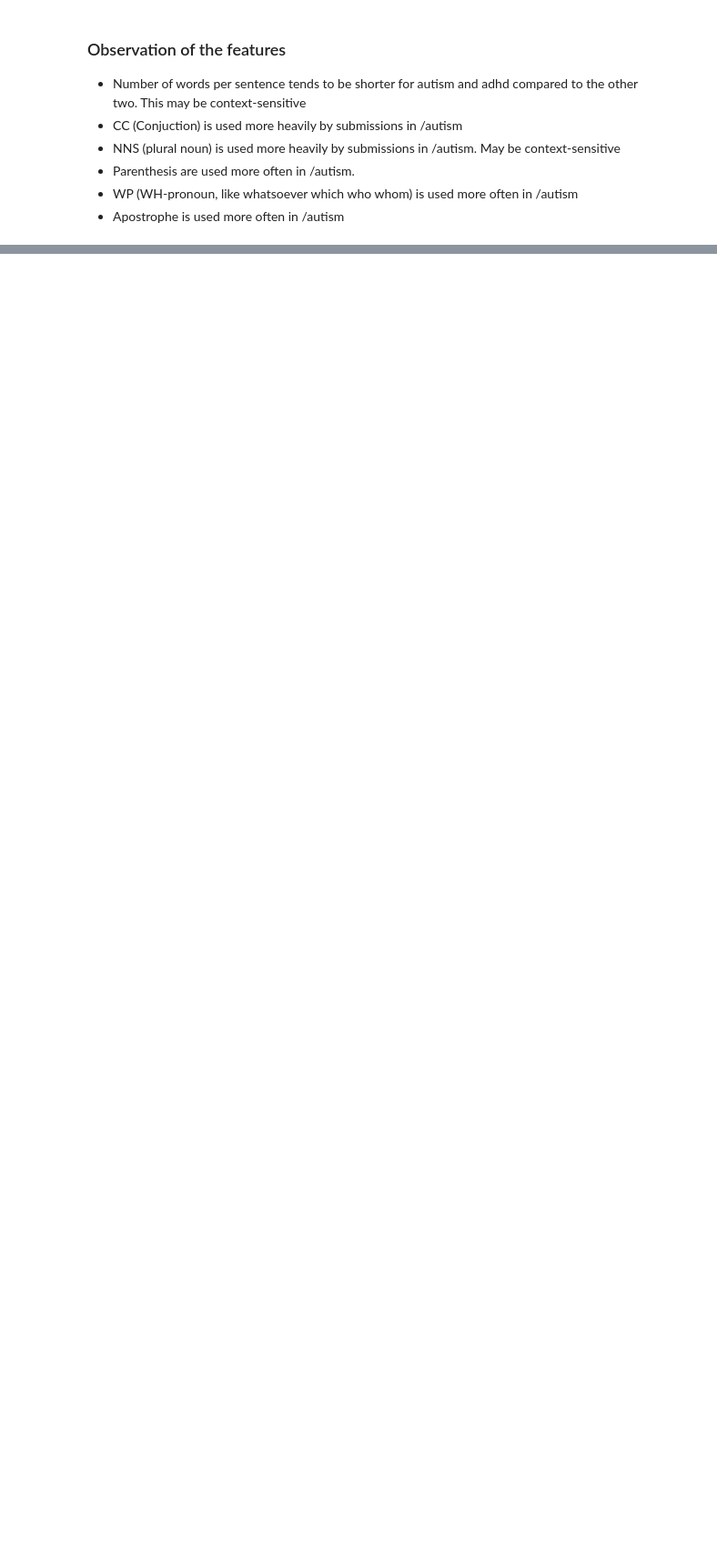
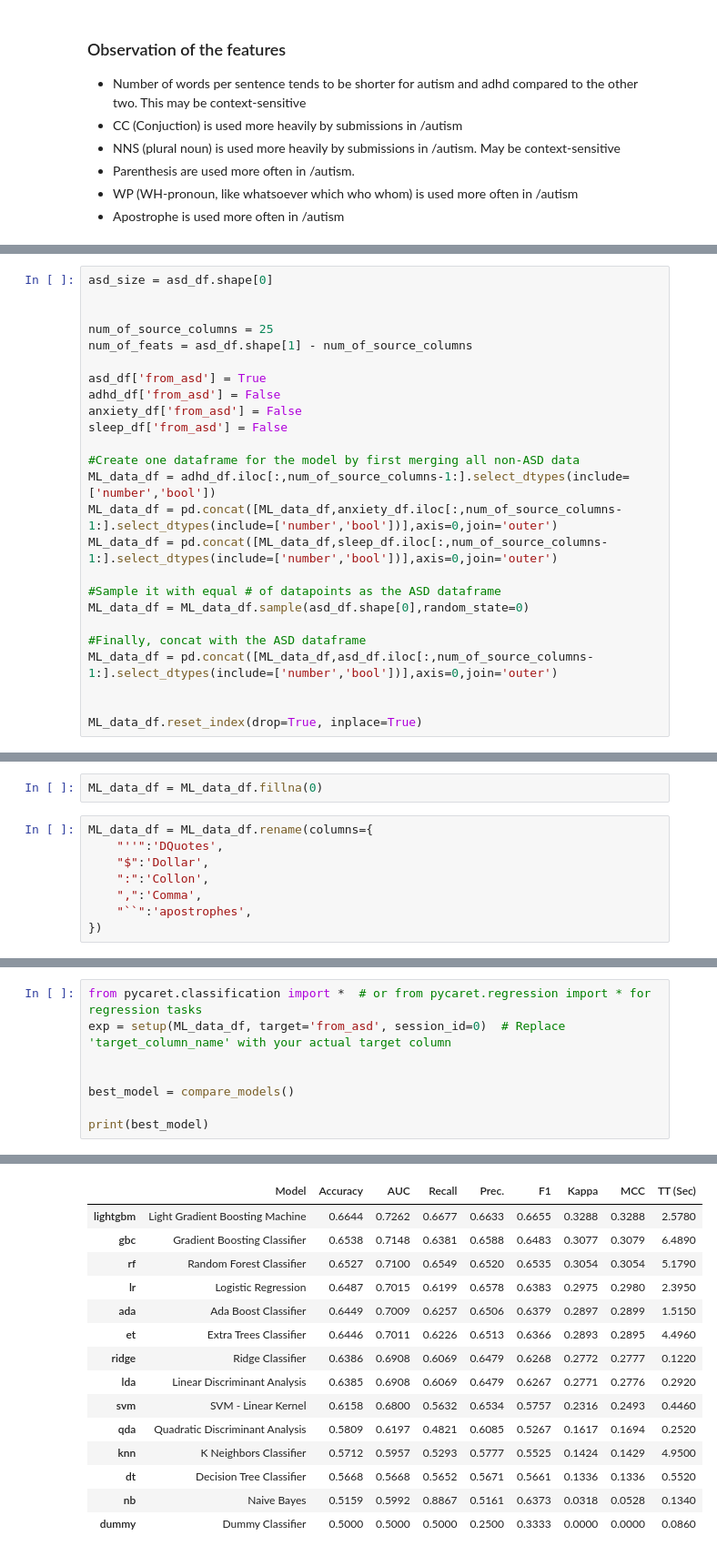
Before and after one commit to kiroah/neurodiversity, a Jupyter notebook: reddit_autism/reddit_autism.ipynb, the cells around one changed output, grey strips where cells are left out. Shown at 91% size. Drawn from its saved outputs; the diff is of its cells as text; blank space fills up the shorter version.

```diff
--- a/reddit_autism/reddit_autism.ipynb
+++ b/reddit_autism/reddit_autism.ipynb
@@ -360,0 +380,25 @@ for feat_name, ax in zip(feat_names, axes.flatten()):
+# %%
+asd_size = asd_df.shape[0]
+
+
+num_of_source_columns = 25
+num_of_feats = asd_df.shape[1] - num_of_source_columns
+
+asd_df['from_asd'] = True
+adhd_df['from_asd'] = False
+anxiety_df['from_asd'] = False
+sleep_df['from_asd'] = False
+
+#Create one dataframe for the model by first merging all non-ASD data
+ML_data_df = adhd_df.iloc[:,num_of_source_columns-1:].select_dtypes(include=['number','bool'])
+ML_data_df = pd.concat([ML_data_df,anxiety_df.iloc[:,num_of_source_columns-1:].select_dtypes(include=['number','bool'])],axis=0,join='outer')
+ML_data_df = pd.concat([ML_data_df,sleep_df.iloc[:,num_of_source_columns-1:].select_dtypes(include=['number','bool'])],axis=0,join='outer')
+
+#Sample it with equal # of datapoints as the ASD dataframe
+ML_data_df = ML_data_df.sample(asd_df.shape[0],random_state=0)
+
+#Finally, concat with the ASD dataframe
+ML_data_df = pd.concat([ML_data_df,asd_df.iloc[:,num_of_source_columns-1:].select_dtypes(include=['number','bool'])],axis=0,join='outer')
+
+
+ML_data_df.reset_index(drop=True, inplace=True)
@@ -360,0 +408,10 @@ for feat_name, ax in zip(feat_names, axes.flatten()):
+# %%
+ML_data_df = ML_data_df.fillna(0)
+# %%
+ML_data_df = ML_data_df.rename(columns={
+    "''":'DQuotes',
+    "$":'Dollar',
+    ":":'Collon',
+    ",":'Comma',
+    "``":'apostrophes',
+})
@@ -360,0 +423,9 @@ for feat_name, ax in zip(feat_names, axes.flatten()):
+# %%
+from pycaret.classification import *  # or from pycaret.regression import * for regression tasks
+exp = setup(ML_data_df, target='from_asd', session_id=0)  # Replace 'target_column_name' with your actual target column
+
+
+best_model = compare_models()
+
+print(best_model)
+# %% [output]
@@ -360,0 +450,15 @@ for feat_name, ax in zip(feat_names, axes.flatten()):
+|  | Model | Accuracy | AUC | Recall | Prec. | F1 | Kappa | MCC | TT (Sec) |
+| lightgbm | Light Gradient Boosting Machine | 0.6644 | 0.7262 | 0.6677 | 0.6633 | 0.6655 | 0.3288 | 0.3288 | 2.5780 |
+| gbc | Gradient Boosting Classifier | 0.6538 | 0.7148 | 0.6381 | 0.6588 | 0.6483 | 0.3077 | 0.3079 | 6.4890 |
+| rf | Random Forest Classifier | 0.6527 | 0.7100 | 0.6549 | 0.6520 | 0.6535 | 0.3054 | 0.3054 | 5.1790 |
+| lr | Logistic Regression | 0.6487 | 0.7015 | 0.6199 | 0.6578 | 0.6383 | 0.2975 | 0.2980 | 2.3950 |
+| ada | Ada Boost Classifier | 0.6449 | 0.7009 | 0.6257 | 0.6506 | 0.6379 | 0.2897 | 0.2899 | 1.5150 |
+| et | Extra Trees Classifier | 0.6446 | 0.7011 | 0.6226 | 0.6513 | 0.6366 | 0.2893 | 0.2895 | 4.4960 |
+| ridge | Ridge Classifier | 0.6386 | 0.6908 | 0.6069 | 0.6479 | 0.6268 | 0.2772 | 0.2777 | 0.1220 |
+| lda | Linear Discriminant Analysis | 0.6385 | 0.6908 | 0.6069 | 0.6479 | 0.6267 | 0.2771 | 0.2776 | 0.2920 |
+| svm | SVM - Linear Kernel | 0.6158 | 0.6800 | 0.5632 | 0.6534 | 0.5757 | 0.2316 | 0.2493 | 0.4460 |
+| qda | Quadratic Discriminant Analysis | 0.5809 | 0.6197 | 0.4821 | 0.6085 | 0.5267 | 0.1617 | 0.1694 | 0.2520 |
+| knn | K Neighbors Classifier | 0.5712 | 0.5957 | 0.5293 | 0.5777 | 0.5525 | 0.1424 | 0.1429 | 4.9500 |
+| dt | Decision Tree Classifier | 0.5668 | 0.5668 | 0.5652 | 0.5671 | 0.5661 | 0.1336 | 0.1336 | 0.5520 |
+| nb | Naive Bayes | 0.5159 | 0.5992 | 0.8867 | 0.5161 | 0.6373 | 0.0318 | 0.0528 | 0.1340 |
+| dummy | Dummy Classifier | 0.5000 | 0.5000 | 0.5000 | 0.2500 | 0.3333 | 0.0000 | 0.0000 | 0.0860 |
```
Also changed, not shown: parts of 37 cells of this notebook, 4 other files.
